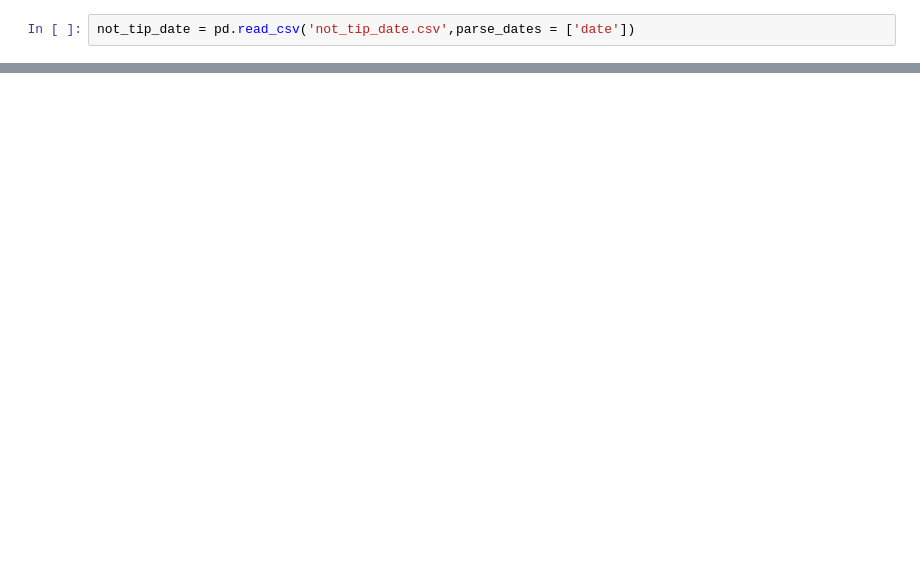
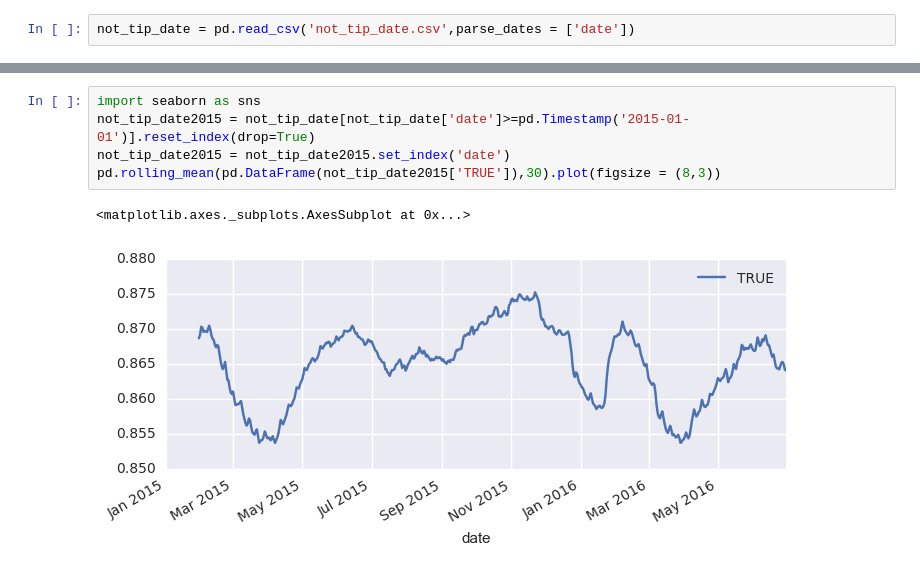
Before and after one commit to MiyainNYC/PySpark-Data-Challenge, a Jupyter notebook: Volume_VIZ.ipynb, the cells around one changed output, grey strips where cells are left out. Drawn from its saved outputs; the diff is of its cells as text; blank space fills up the shorter version.

```diff
--- a/Volume_VIZ.ipynb
+++ b/Volume_VIZ.ipynb
@@ -730,0 +719,8 @@ pd.rolling_mean(pd.DataFrame(not_tip_date2015['TRUE']),60).plot(figsize = (8,3))
+# %%
+import seaborn as sns
+not_tip_date2015 = not_tip_date[not_tip_date['date']>=pd.Timestamp('2015-01-01')].reset_index(drop=True)
+not_tip_date2015 = not_tip_date2015.set_index('date')
+pd.rolling_mean(pd.DataFrame(not_tip_date2015['TRUE']),30).plot(figsize = (8,3))
+# %% [output]
+<matplotlib.axes._subplots.AxesSubplot at 0x...>
+[figure, added]
```
Also changed, not shown: parts of 7 cells of this notebook.
